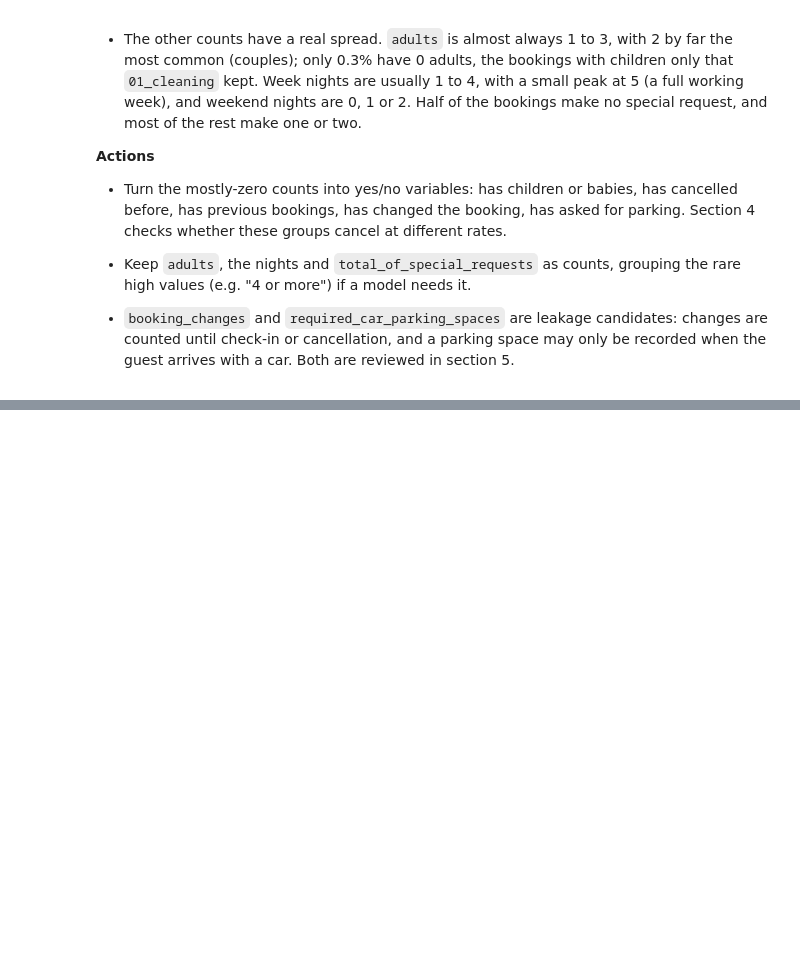
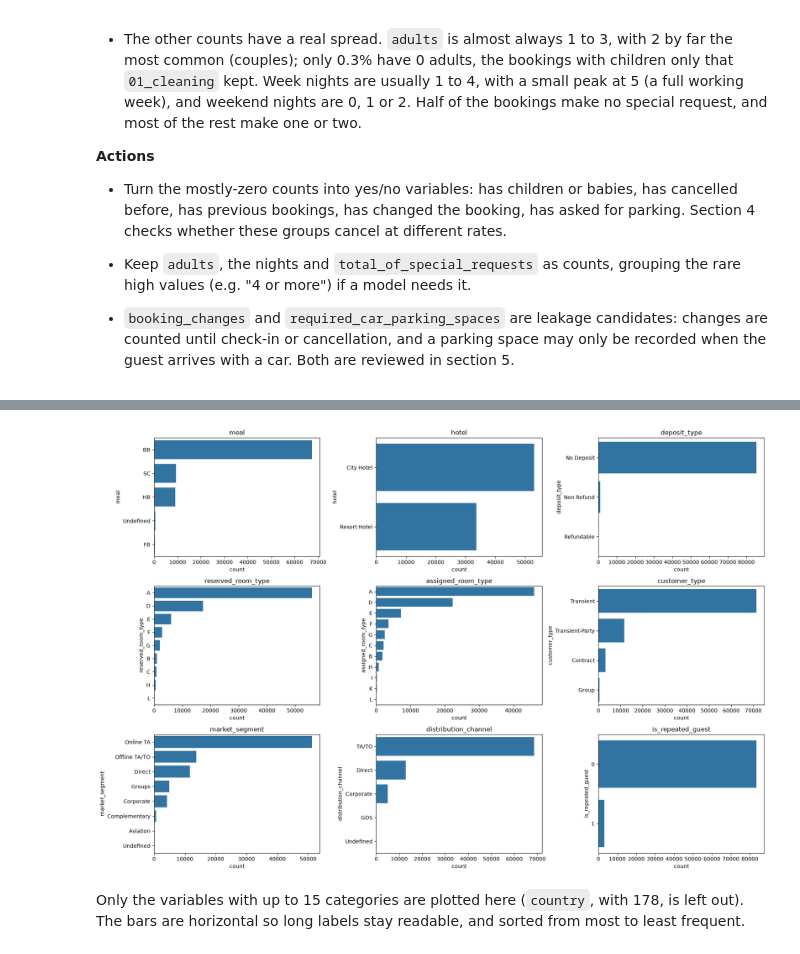
Before and after one commit to martinmon19/Assignment-MACHINE-LEARNING, a Jupyter notebook: notebooks/03_distributions.ipynb, the cells around one changed output, grey strips where cells are left out. Cells and saved outputs as stored; diff of their text form; code cells hidden in the pictures; blank space fills up the shorter version.

Commit message:
Add distributions of categorical, binary and date variables

```diff
--- a/notebooks/03_distributions.ipynb
+++ b/notebooks/03_distributions.ipynb
@@ -327,0 +359,14 @@ Some counts go up to 50 or more (`stays_in_week_nights`, `previous_bookings_not_
+# %%
+low_card = [c for c in categorical + binary if df[c].nunique() <= 15]
+fig, axes = plt.subplots(3, 3, figsize=(18, 12))
+for ax, var in zip(axes.flat, low_card):
+    order = df[var].value_counts().index
+    sns.countplot(data=df, y=var, order=order, ax=ax)
+    ax.set_title(var)
+plt.tight_layout()
+plt.show()
+# %% [output]
+[figure, added]
+# %% [markdown]
+Only the variables with up to 15 categories are plotted here (`country`, with 178, is left out).
+The bars are horizontal so long labels stay readable, and sorted from most to least frequent.
```
Also changed, not shown: parts of 8 cells of this notebook.
